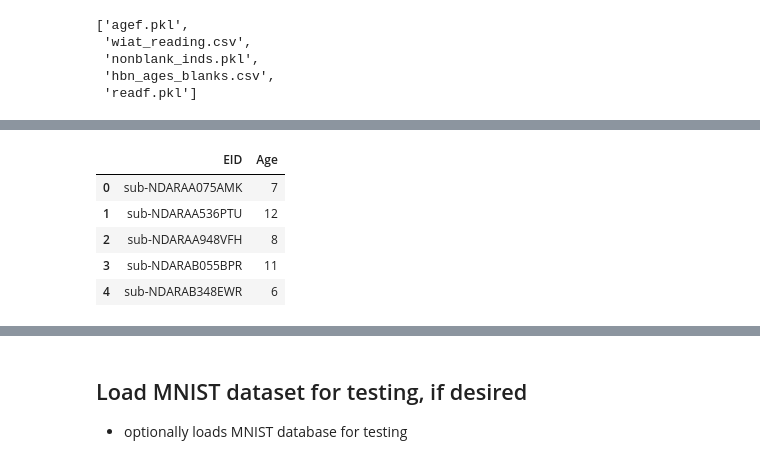
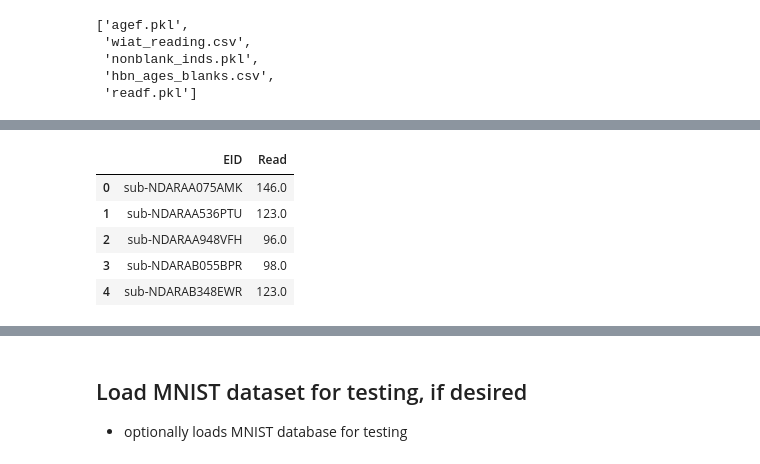
Before and after one commit to sambjohnson/cnn-mri, a Jupyter notebook: cnn-regression-3-11-2022-Age-Thickness-Testsplit.ipynb, the cells around one changed output, grey strips where cells are left out. Saved outputs shown, nothing was run; the diff lists cells and outputs as text; code cells hidden in the pictures.

```diff
--- a/cnn-regression-3-11-2022-Age-Thickness-Testsplit.ipynb
+++ b/cnn-regression-3-11-2022-Age-Thickness-Testsplit.ipynb
@@ -131,13 +91,13 @@ filename_df.head()
 # %%
-age_df = pd.read_csv(pheno_dir+'/hbn_ages_blanks.csv', header=None)
+read_df = pd.read_csv(pheno_dir+'/wiat_reading.csv', header=None)
 # %%
-age_df.columns = ['EID', 'Age']
-age_df.head()
+read_df.columns = ['EID', 'Read']
+read_df.head()
 # %% [output]
-|  | EID | Age |
-| 0 | sub-NDARAA075AMK | 7 |
-| 1 | sub-NDARAA536PTU | 12 |
-| 2 | sub-NDARAA948VFH | 8 |
-| 3 | sub-NDARAB055BPR | 11 |
-| 4 | sub-NDARAB348EWR | 6 |
+|  | EID | Read |
+| 0 | sub-NDARAA075AMK | 146.0 |
+| 1 | sub-NDARAA536PTU | 123.0 |
+| 2 | sub-NDARAA948VFH | 96.0 |
+| 3 | sub-NDARAB055BPR | 98.0 |
+| 4 | sub-NDARAB348EWR | 123.0 |
 # %%
```
Also changed, not shown: parts of 48 cells of this notebook, 1 other file.
